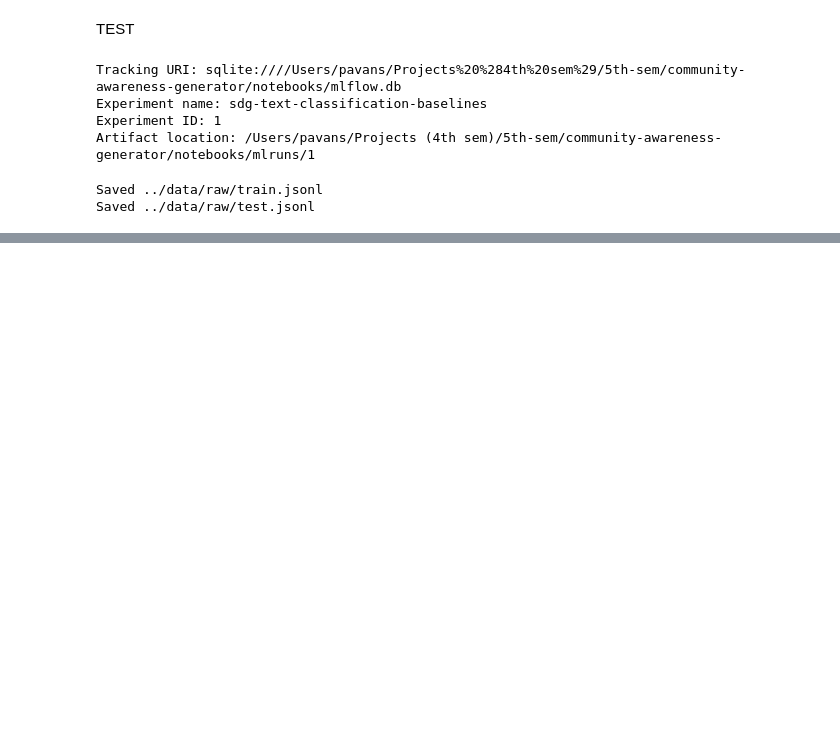
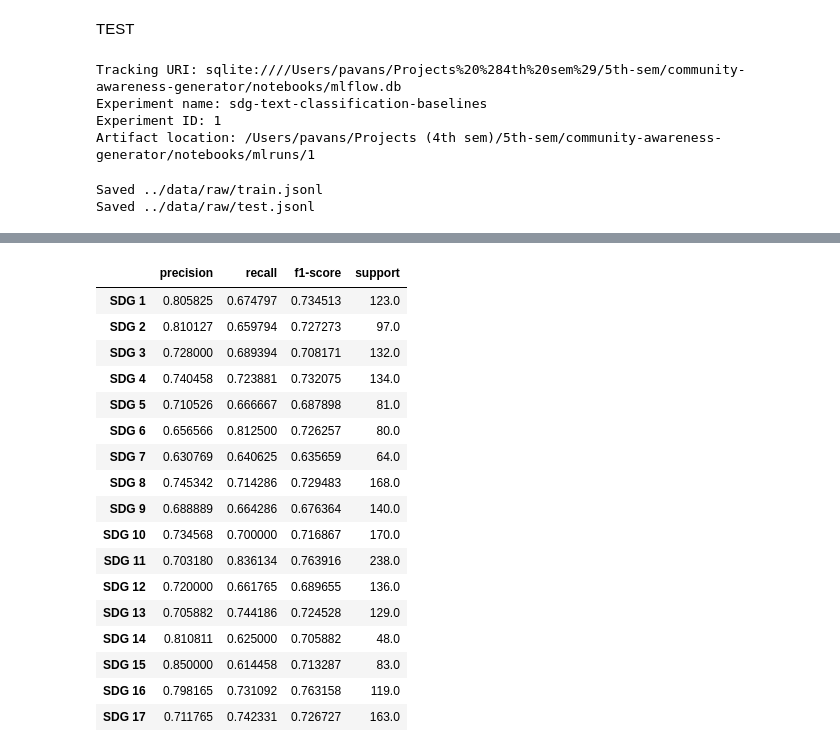
Before and after one commit to PavanShivanand0608/community-awareness-generator, a Jupyter notebook: notebooks/03_baseline_models.ipynb, the cells around one changed output, grey strips where cells are left out. Drawn from its saved outputs; the diff is of its cells as text; code cells hidden in the pictures; blank space fills up the shorter version.

```diff
--- a/notebooks/03_baseline_models.ipynb
+++ b/notebooks/03_baseline_models.ipynb
@@ -504,0 +795,69 @@ Saved ../data/raw/test.jsonl
+# %%
+
+import joblib
+import pandas as pd
+from pathlib import Path
+from datasets import load_dataset
+from sklearn.preprocessing import MultiLabelBinarizer
+from sklearn.metrics import classification_report
+
+# 1. Load the original dataset
+dataset = load_dataset("UNDP/sdgi-corpus")
+
+train_df = dataset["train"].to_pandas()
+test_df = dataset["test"].to_pandas()
+
+# 2. Recreate the original label mapping
+y_labels = train_df["labels"].apply(
+    lambda labels: list(labels)
+).tolist()
+
+mlb = MultiLabelBinarizer()
+mlb.fit(y_labels)
+
+# 3. Prepare the official test labels
+Y_test = mlb.transform(
+    test_df["labels"].apply(list).tolist()
+)
+
+# 4. Load the already-trained model (no retraining)
+model_path = Path("notebooks/models/linear_svm_baseline.joblib")
+
+if not model_path.exists():
+    model_path = Path("models/linear_svm_baseline.joblib")
+
+model = joblib.load(model_path)
+
+# 5. Generate predictions on the official test set
+X_test_text = test_df["text"].fillna("").astype(str)
+test_predictions = model.predict(X_test_text)
+
+# 6. Generate per-SDG classification report
+report = classification_report(
+    Y_test,
+    test_predictions,
+    target_names=[f"SDG {label}" for label in mlb.classes_],
+    output_dict=True,
+    zero_division=0
+)
+
+# 7. Convert report to DataFrame
+sdg_report = pd.DataFrame(report).T
+
+sdg_report = sdg_report.loc[
+    [f"SDG {label}" for label in mlb.classes_]
+]
+
+display(sdg_report)
+
+# 8. Save CSV in the project notebooks folder
+output_file = Path("notebooks/per_sdg_classification_report.csv")
+output_file.parent.mkdir(parents=True, exist_ok=True)
+
+sdg_report.to_csv(output_file, index=True)
+
+print("\nClassification report saved!")
+print("Location:", output_file.resolve())
+print("File exists:", output_file.exists())
+print("Number of SDG labels:", len(sdg_report))
+# %% [output]
@@ -504,0 +865,18 @@ Saved ../data/raw/test.jsonl
+|  | precision | recall | f1-score | support |
+| SDG 1 | 0.805825 | 0.674797 | 0.734513 | 123.0 |
+| SDG 2 | 0.810127 | 0.659794 | 0.727273 | 97.0 |
+| SDG 3 | 0.728000 | 0.689394 | 0.708171 | 132.0 |
+| SDG 4 | 0.740458 | 0.723881 | 0.732075 | 134.0 |
+| SDG 5 | 0.710526 | 0.666667 | 0.687898 | 81.0 |
+| SDG 6 | 0.656566 | 0.812500 | 0.726257 | 80.0 |
+| SDG 7 | 0.630769 | 0.640625 | 0.635659 | 64.0 |
+| SDG 8 | 0.745342 | 0.714286 | 0.729483 | 168.0 |
+| SDG 9 | 0.688889 | 0.664286 | 0.676364 | 140.0 |
+| SDG 10 | 0.734568 | 0.700000 | 0.716867 | 170.0 |
+| SDG 11 | 0.703180 | 0.836134 | 0.763916 | 238.0 |
+| SDG 12 | 0.720000 | 0.661765 | 0.689655 | 136.0 |
+| SDG 13 | 0.705882 | 0.744186 | 0.724528 | 129.0 |
+| SDG 14 | 0.810811 | 0.625000 | 0.705882 | 48.0 |
+| SDG 15 | 0.850000 | 0.614458 | 0.713287 | 83.0 |
+| SDG 16 | 0.798165 | 0.731092 | 0.763158 | 119.0 |
+| SDG 17 | 0.711765 | 0.742331 | 0.726727 | 163.0 |
```
Also changed, not shown: parts of 17 cells of this notebook, 28 other files.
